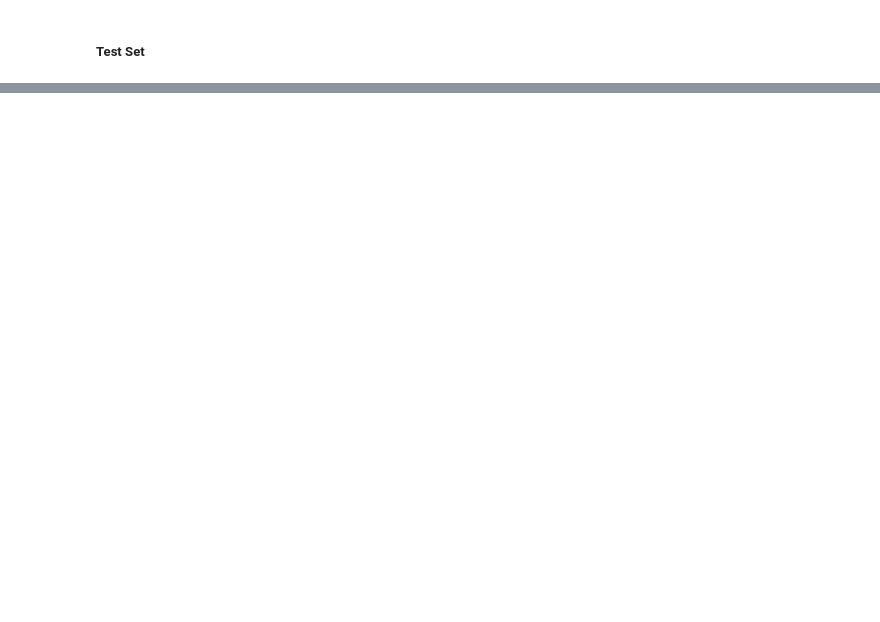
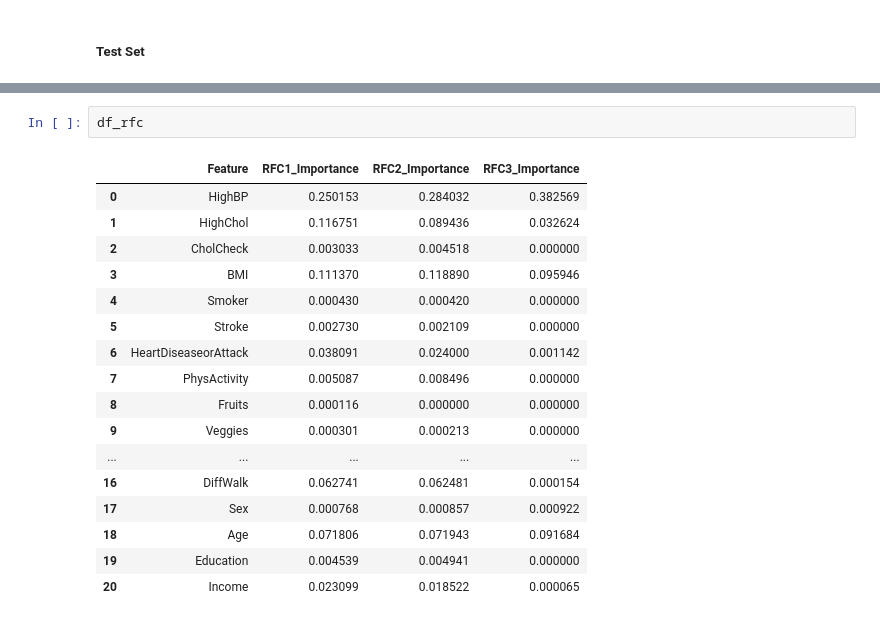
Before and after one commit to Keshtech2002/Diabetes_Prediction, a Jupyter notebook: Diabetes_Classification/Final_Models_notebooks/rand_forest.ipynb, the cells around one changed output, grey strips where cells are left out. Drawn from its saved outputs; the diff is of its cells as text; blank space fills up the shorter version.

```diff
--- a/Diabetes_Classification/Final_Models_notebooks/rand_forest.ipynb
+++ b/Diabetes_Classification/Final_Models_notebooks/rand_forest.ipynb
@@ -331,0 +467,20 @@ print(classification_report(y_test, pipe_clf.predict(X_test)))
+# %%
+df_rfc
+# %% [output]
+|  | Feature | RFC1_Importance | RFC2_Importance | RFC3_Importance |
+| 0 | HighBP | 0.250153 | 0.284032 | 0.382569 |
+| 1 | HighChol | 0.116751 | 0.089436 | 0.032624 |
+| 2 | CholCheck | 0.003033 | 0.004518 | 0.000000 |
+| 3 | BMI | 0.111370 | 0.118890 | 0.095946 |
+| 4 | Smoker | 0.000430 | 0.000420 | 0.000000 |
+| 5 | Stroke | 0.002730 | 0.002109 | 0.000000 |
+| 6 | HeartDiseaseorAttack | 0.038091 | 0.024000 | 0.001142 |
+| 7 | PhysActivity | 0.005087 | 0.008496 | 0.000000 |
+| 8 | Fruits | 0.000116 | 0.000000 | 0.000000 |
+| 9 | Veggies | 0.000301 | 0.000213 | 0.000000 |
+| ... | ... | ... | ... | ... |
+| 16 | DiffWalk | 0.062741 | 0.062481 | 0.000154 |
+| 17 | Sex | 0.000768 | 0.000857 | 0.000922 |
+| 18 | Age | 0.071806 | 0.071943 | 0.091684 |
+| 19 | Education | 0.004539 | 0.004941 | 0.000000 |
+| 20 | Income | 0.023099 | 0.018522 | 0.000065 |
```
Also changed, not shown: parts of 13 cells of this notebook, 2 other files.
